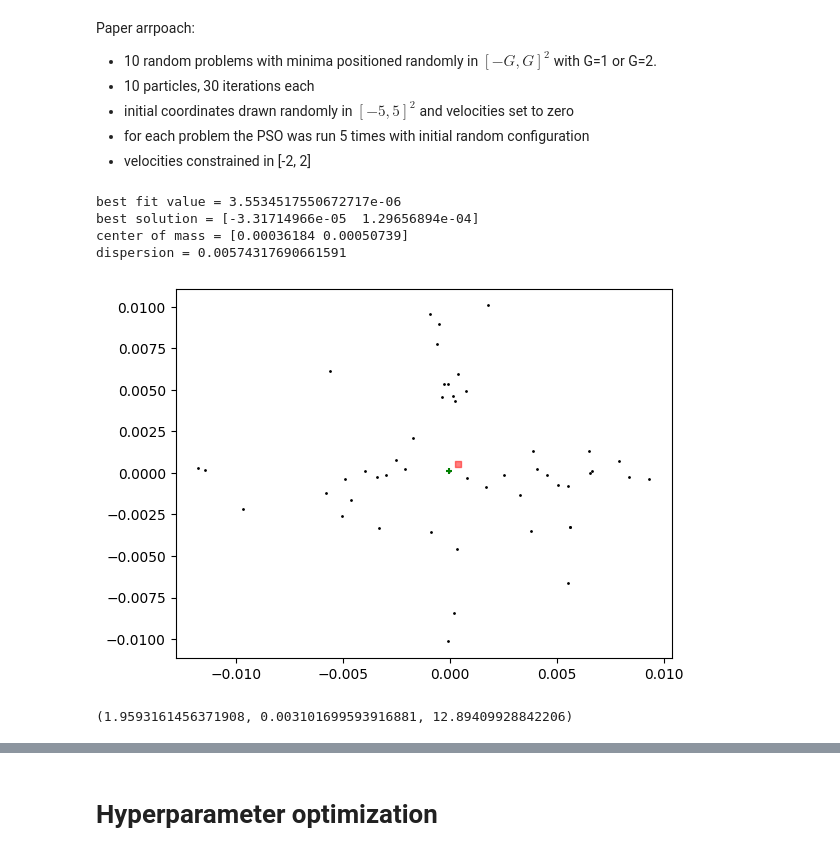
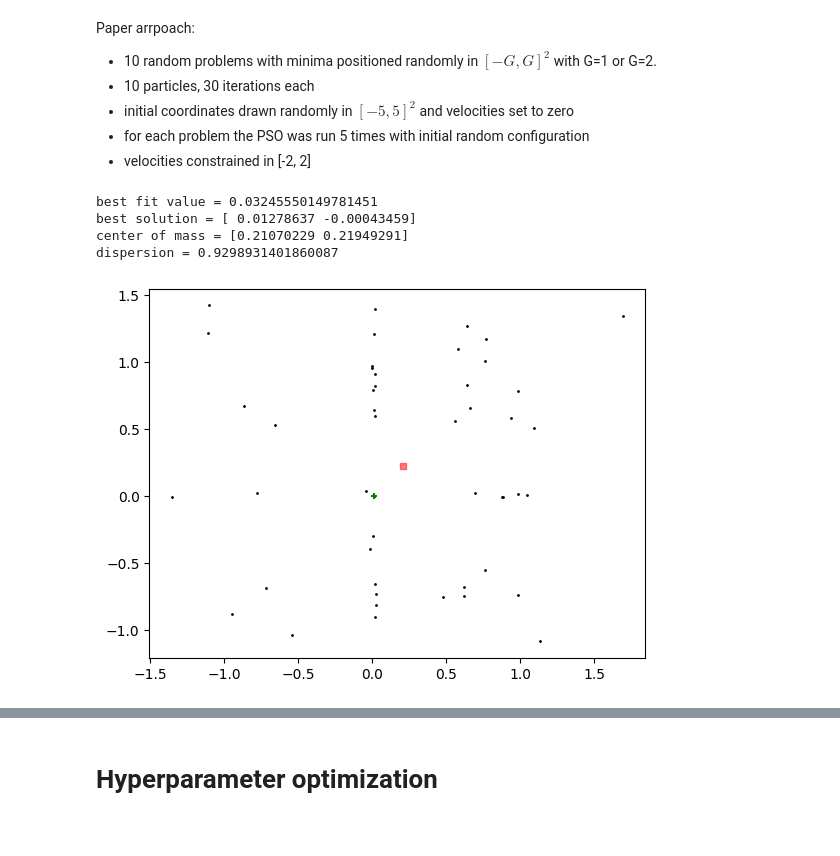
Before and after one commit to andreg24/PSO_GP_project, a Jupyter notebook: pso.ipynb, the cells around one changed output, grey strips where cells are left out. Cells and saved outputs as stored; diff of their text form; code cells hidden in the pictures.

```diff
--- a/pso.ipynb
+++ b/pso.ipynb
@@ -178,13 +127,13 @@ TRUE_BEST = np.array([[0, 0]])
 # %%
-S = Swarm(SWARM_SIZE, fit=rastrigin)
+S = SwarmGP(SWARM_SIZE)
+S.default_start(land=RASTRIGIN)
 S.generate(NUM_ITERATIONS)
+S.plot()
+S.describe()
+# %% [output]
+best fit value = 0.03245550149781451
+best solution = [ 0.01278637 -0.00043459]
+center of mass = [0.21070229 0.21949291]
+dispersion = 0.9298931401860087
+[figure, added]
-# %%
-S.plot()
-S.describe()
-# %% [output]
-best fit value = 3.5534517550672717e-06
-best solution = [-3.31714966e-05  1.29656894e-04]
-center of mass = [0.00036184 0.00050739]
-dispersion = 0.00574317690661591
-[figure, removed]
 # %%
@@ -272,4 +182,0 @@ results = GPFitness(soc_factor=1.49, cog_factor=1.49, inertia_weight=0.9, inerti
-# %%
-results.mean(), results.min(), results.max()
-# %% [output]
-(1.9593161456371908, 0.003101699593916881, 12.89409928842206)
```
Also changed, not shown: parts of 42 cells of this notebook, 9 other files.
